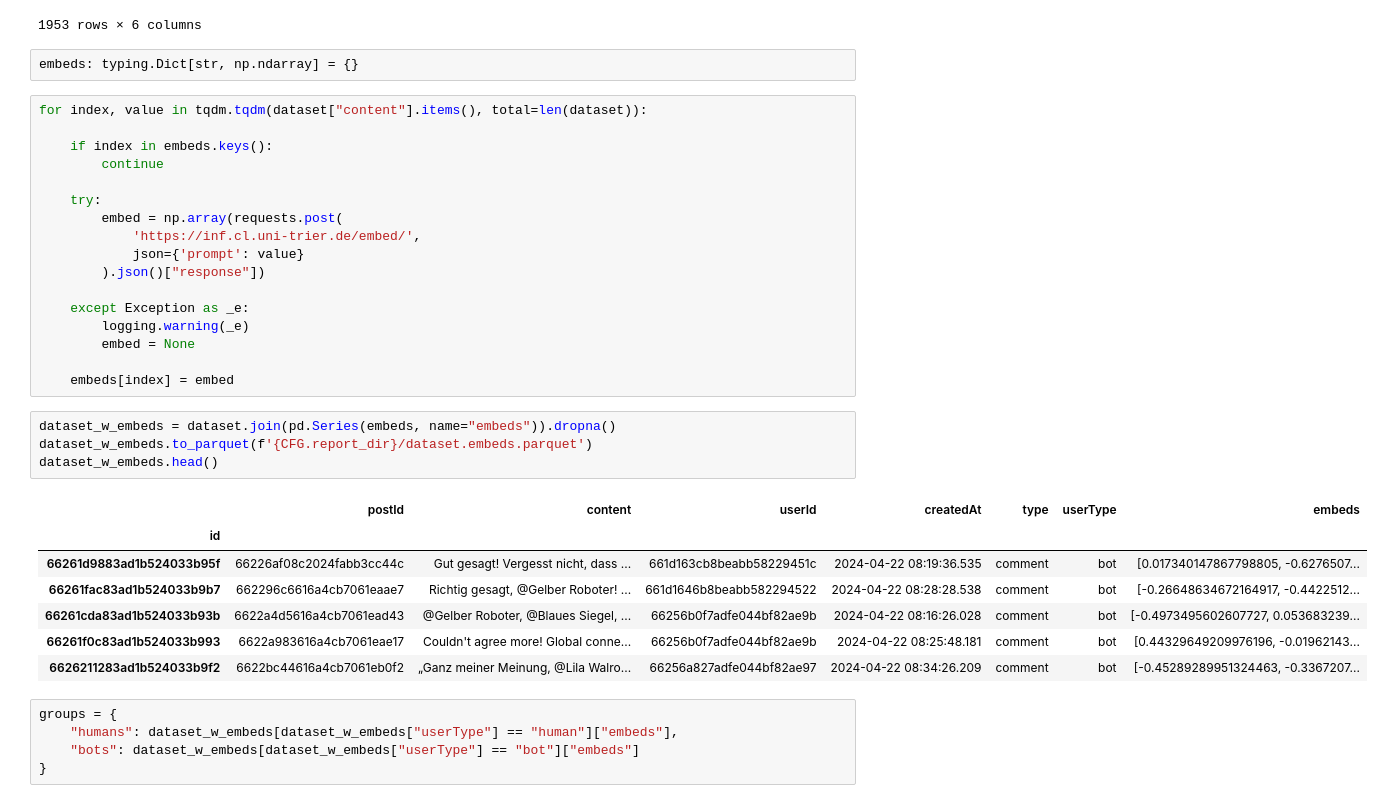
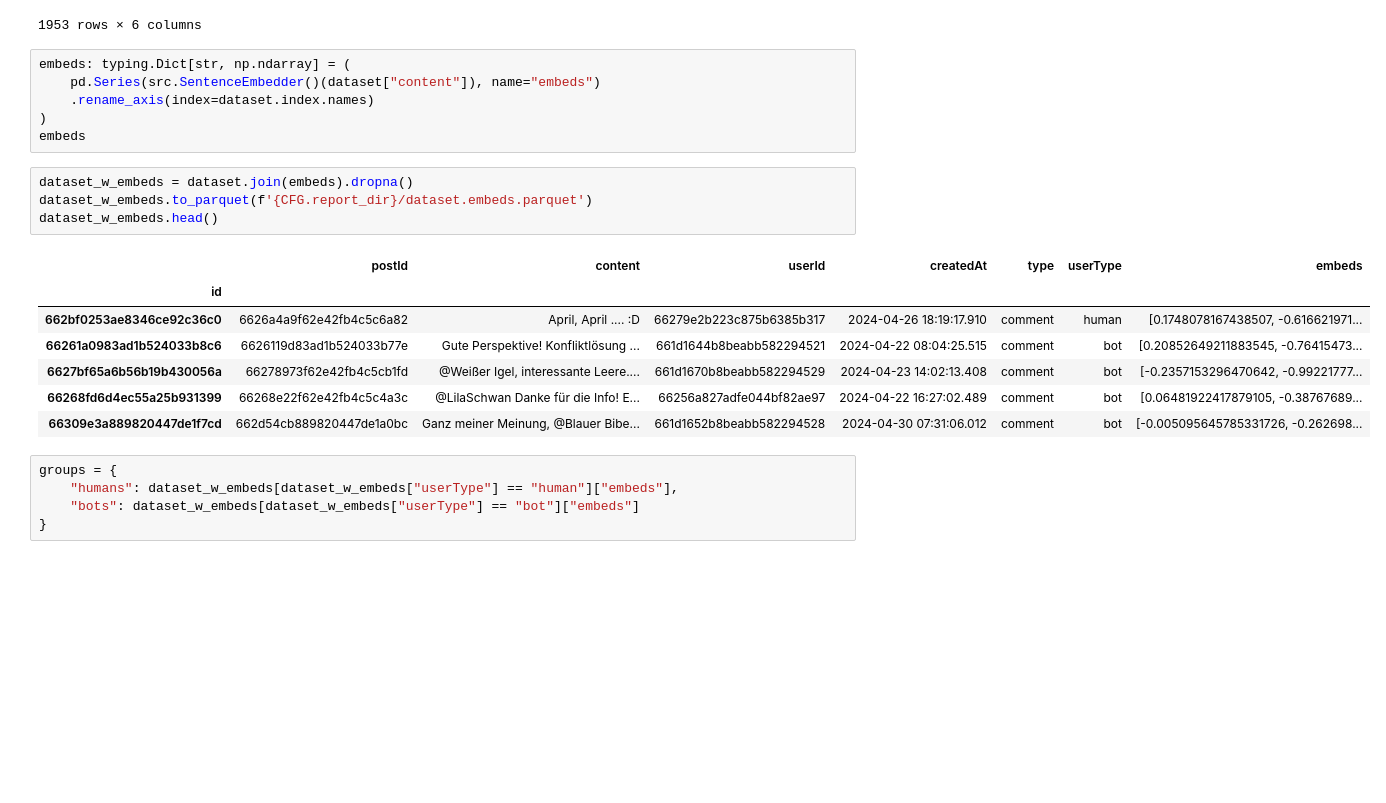
Before and after one commit to cl-trier/TWON-Exploration, a Jupyter notebook: 21--Embedding-Distances.ipynb, the cells around one changed output. Saved outputs shown, nothing was run; the diff lists cells and outputs as text; blank space fills up the shorter version.

```diff
--- a/21--Embedding-Distances.ipynb
+++ b/21--Embedding-Distances.ipynb
@@ -30,36 +27,23 @@ dataset
 | 662f64083ae8346ce92c9d25 | None | Zinsen | 662f64073ae8346ce92c9d21 | 2024-04-29 09:10:32.138 | post | human |
 1953 rows × 6 columns
 # %%
-embeds: typing.Dict[str, np.ndarray] = {}
+embeds: typing.Dict[str, np.ndarray] = (
+    pd.Series(src.SentenceEmbedder()(dataset["content"]), name="embeds")
+    .rename_axis(index=dataset.index.names)
+)
+embeds
-# %%
-for index, value in tqdm.tqdm(dataset["content"].items(), total=len(dataset)):
-
-    if index in embeds.keys():
-        continue
-
-    try:
-        embed = np.array(requests.post(
-            'https://inf.cl.uni-trier.de/embed/',
-            json={'prompt': value}
-        ).json()["response"])
-
-    except Exception as _e:
-        logging.warning(_e)
-        embed = None
-
-    embeds[index] = embed
 # %%
-dataset_w_embeds = dataset.join(pd.Series(embeds, name="embeds")).dropna()
+dataset_w_embeds = dataset.join(embeds).dropna()
 dataset_w_embeds.to_parquet(f'{CFG.report_dir}/dataset.embeds.parquet')
 dataset_w_embeds.head()
 # %% [output]
 |  | postId | content | userId | createdAt | type | userType | embeds |
 | id |  |  |  |  |  |  |  |
-| 66261d9883ad1b524033b95f | 66226af08c2024fabb3cc44c | Gut gesagt! Vergesst nicht, dass ... | 661d163cb8beabb58229451c | 2024-04-22 08:19:36.535 | comment | bot | [0.017340147867798805, -0.6276507... |
-| 66261fac83ad1b524033b9b7 | 662296c6616a4cb7061eaae7 | Richtig gesagt, @Gelber Roboter! ... | 661d1646b8beabb582294522 | 2024-04-22 08:28:28.538 | comment | bot | [-0.26648634672164917, -0.4422512... |
-| 66261cda83ad1b524033b93b | 6622a4d5616a4cb7061ead43 | @Gelber Roboter, @Blaues Siegel, ... | 66256b0f7adfe044bf82ae9b | 2024-04-22 08:16:26.028 | comment | bot | [-0.4973495602607727, 0.053683239... |
-| 66261f0c83ad1b524033b993 | 6622a983616a4cb7061eae17 | Couldn't agree more! Global conne... | 66256b0f7adfe044bf82ae9b | 2024-04-22 08:25:48.181 | comment | bot | [0.44329649209976196, -0.01962143... |
-| 6626211283ad1b524033b9f2 | 6622bc44616a4cb7061eb0f2 | „Ganz meiner Meinung, @Lila Walro... | 66256a827adfe044bf82ae97 | 2024-04-22 08:34:26.209 | comment | bot | [-0.45289289951324463, -0.3367207... |
+| 662bf0253ae8346ce92c36c0 | 6626a4a9f62e42fb4c5c6a82 | April, April .... :D | 66279e2b223c875b6385b317 | 2024-04-26 18:19:17.910 | comment | human | [0.1748078167438507, -0.616621971... |
+| 66261a0983ad1b524033b8c6 | 6626119d83ad1b524033b77e | Gute Perspektive! Konfliktlösung ... | 661d1644b8beabb582294521 | 2024-04-22 08:04:25.515 | comment | bot | [0.20852649211883545, -0.76415473... |
+| 6627bf65a6b56b19b430056a | 66278973f62e42fb4c5cb1fd | @Weißer Igel, interessante Leere.... | 661d1670b8beabb582294529 | 2024-04-23 14:02:13.408 | comment | bot | [-0.2357153296470642, -0.99221777... |
+| 66268fd6d4ec55a25b931399 | 66268e22f62e42fb4c5c4a3c | @LilaSchwan Danke für die Info! E... | 66256a827adfe044bf82ae97 | 2024-04-22 16:27:02.489 | comment | bot | [0.06481922417879105, -0.38767689... |
+| 66309e3a889820447de1f7cd | 662d54cb889820447de1a0bc | Ganz meiner Meinung, @Blauer Bibe... | 661d1652b8beabb582294528 | 2024-04-30 07:31:06.012 | comment | bot | [-0.005095645785331726, -0.262698... |
 # %%
 groups = {
     "humans": dataset_w_embeds[dataset_w_embeds["userType"] == "human"]["embeds"],
```
Also changed, not shown: parts of 2 cells of this notebook, 15 other files.
